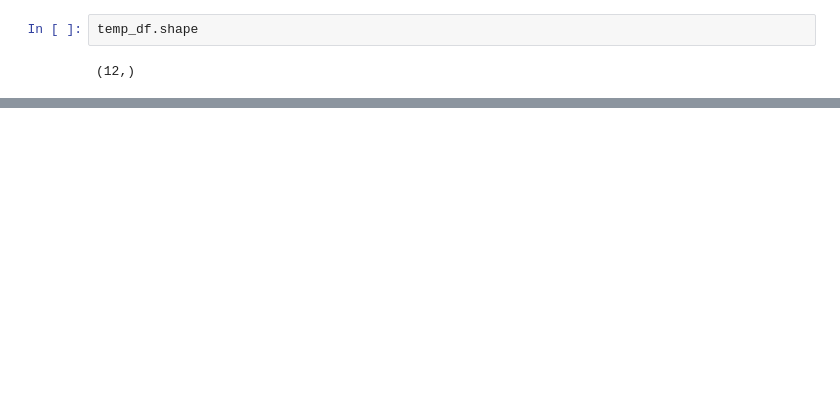
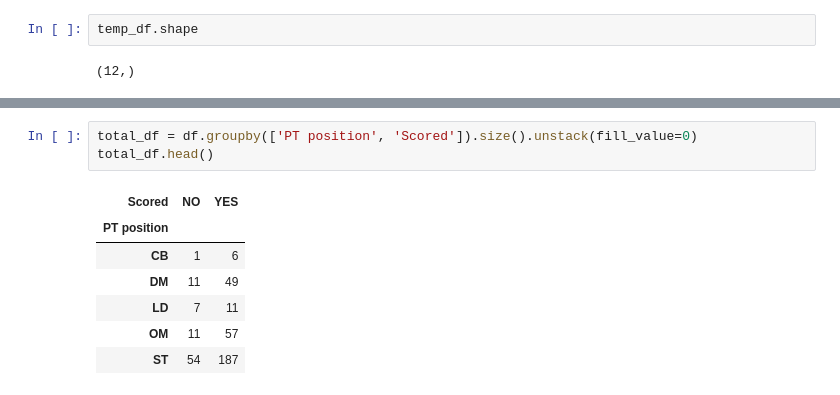
Before and after one commit to igor-kevin/Analise-Penaltis, a Jupyter notebook: penals.ipynb, the cells around one changed output, grey strips where cells are left out. Drawn from its saved outputs; the diff is of its cells as text; blank space fills up the shorter version.

```diff
--- a/penals.ipynb
+++ b/penals.ipynb
@@ -34,0 +63,11 @@ temp_df.shape
+# %%
+total_df = df.groupby(['PT position', 'Scored']).size().unstack(fill_value=0)
+total_df.head()
+# %% [output]
+| Scored | NO | YES |
+| PT position |  |  |
+| CB | 1 | 6 |
+| DM | 11 | 49 |
+| LD | 7 | 11 |
+| OM | 11 | 57 |
+| ST | 54 | 187 |
```
Also changed, not shown: parts of 7 cells of this notebook.
